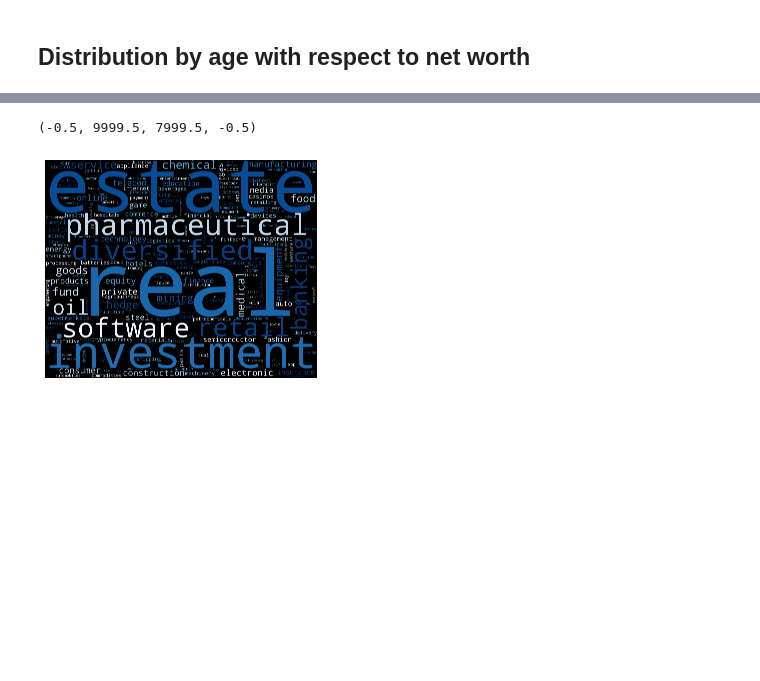
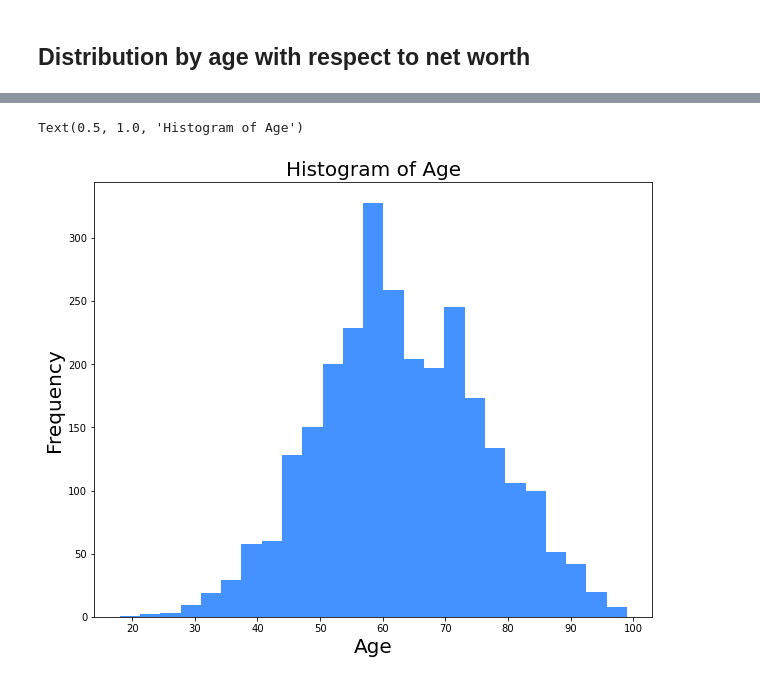
Before and after one commit to deeksha-9/billionaires_analysis, a Jupyter notebook: billionaires_analysis.ipynb, the cells around one changed output, grey strips where cells are left out. Drawn from its saved outputs; the diff is of its cells as text; code cells hidden in the pictures; blank space fills up the shorter version.

```diff
--- a/billionaires_analysis.ipynb
+++ b/billionaires_analysis.ipynb
@@ -189,7 +189,8 @@ df_source = " ".join(df['Source'])
-# %%
-wordcloud = WordCloud(width = 10000, height = 8000, random_state=1, background_color='black', colormap='Blues', collocations=False, stopwords = STOPWORDS).generate(df_source)
-plt.imshow(wordcloud, interpolation='bilinear')
-plt.axis('off')
-# %% [output]
-(-0.5, 9999.5, 7999.5, -0.5)
-[figure, removed]
+# %%
+df['Age'].plot(kind = 'hist', bins =25, color ="#4392ff",stacked = True, figsize = (10,8) )
+plt.xlabel('Age',fontsize=20)
+plt.ylabel('Frequency',fontsize=20)
+plt.title('Histogram of Age', fontsize=20)
+# %% [output]
+Text(0.5, 1.0, 'Histogram of Age')
+[figure, added]
```
Also changed, not shown: parts of 13 cells of this notebook, 1 other file.
